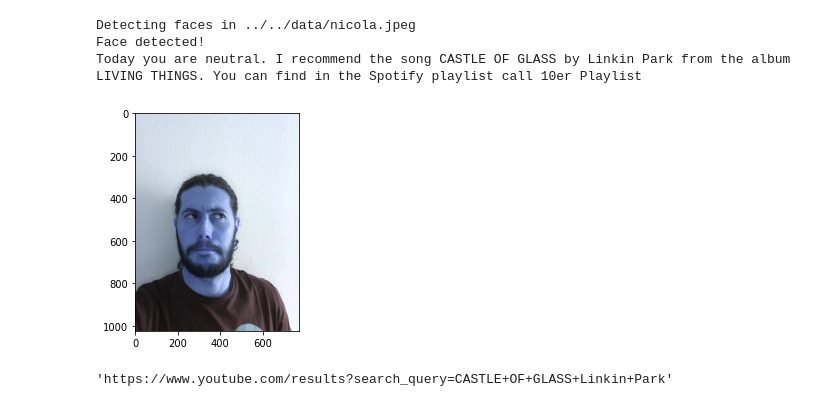
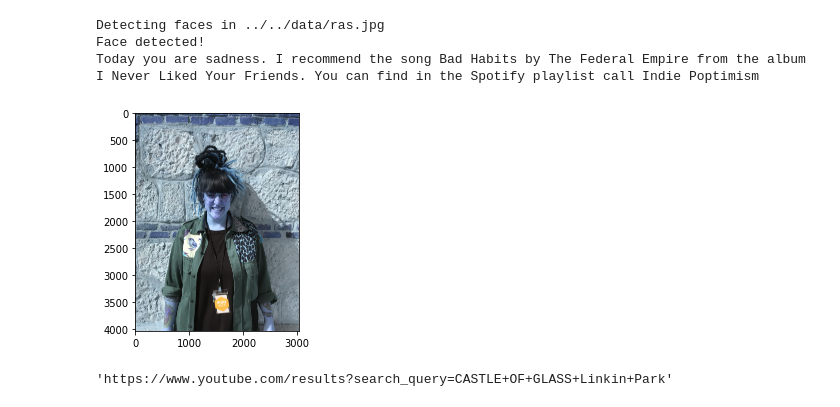
Before and after one commit to Jorge-Doncel/Song-for-your-mood, a Jupyter notebook: workDirectory/notebooks/final.ipynb, the cells around one changed output. Cells and saved outputs as stored; diff of their text form; code cells hidden in the pictures.

```diff
--- a/workDirectory/notebooks/final.ipynb
+++ b/workDirectory/notebooks/final.ipynb
@@ -15,6 +15,8 @@ face_cascade = cv2.CascadeClassifier('../../data/haarcascade_frontalface_default
 # %%
 def getFace(img):
     img_bw = cv2.cvtColor(img, cv2.COLOR_RGB2GRAY)
+    pil_image = Image.fromarray(face_image)
+    plt.imshow(pil_image)
     faces = face_cascade.detectMultiScale(img_bw, 1.1, 4)
 
     # Ensure there is at least 1 face
@@ -82,19 +98,19 @@ df[df["senti"]=="happy"].sample(n=1).iloc[0]["track_name"]
 # %%
-PIC = openImageAndDetectFaces("../../data/nicola.jpeg")
-senti= ['anger', 'disgust', 'fear', 'happy', 'sad', 'surprise', 'neutral']
+PIC = openImageAndDetectFaces("../../data/ras.jpg")
+senti= ['angry', 'disgust', 'fear', 'happy', 'sadness', 'surprise', 'neutral']
 PIC = np.expand_dims(PIC,axis=0).reshape(np.expand_dims(PIC,axis=0).shape[0], 48, 48, 1)
 pred2 = model.predict(PIC)[0]
 feeling=senti[max(range(len(pred2)), key = lambda x: pred2[x])]
 feeling_song= df[df["senti"]==feeling].sample(n=1)
 song= feeling_song.iloc[0]["track_name"]
 artist= feeling_song.iloc[0]["track_artist"]
 album= feeling_song.iloc[0]["track_album_name"]
 playlist= feeling_song.sample(n=1).iloc[0]["playlist_name"]
 
 print(f'Today you are {senti[max(range(len(pred2)), key = lambda x: pred2[x])]}. I recommend the song {song} by {artist} from the album  {album}. You can find in the Spotify playlist call {playlist}')
 # %% [output]
-Detecting faces in ../../data/nicola.jpeg
+Detecting faces in ../../data/ras.jpg
 Face detected!
-Today you are neutral. I recommend the song CASTLE OF GLASS by Linkin Park from the album  LIVING THINGS. You can find in the Spotify playlist call 10er Playlist
+Today you are sadness. I recommend the song Bad Habits by The Federal Empire from the album  I Never Liked Your Friends. You can find in the Spotify playlist call Indie Poptimism
-[figure, old version]
+[figure, new version]
 # %%
```
Also changed, not shown: parts of 5 cells of this notebook, 6 other files.
